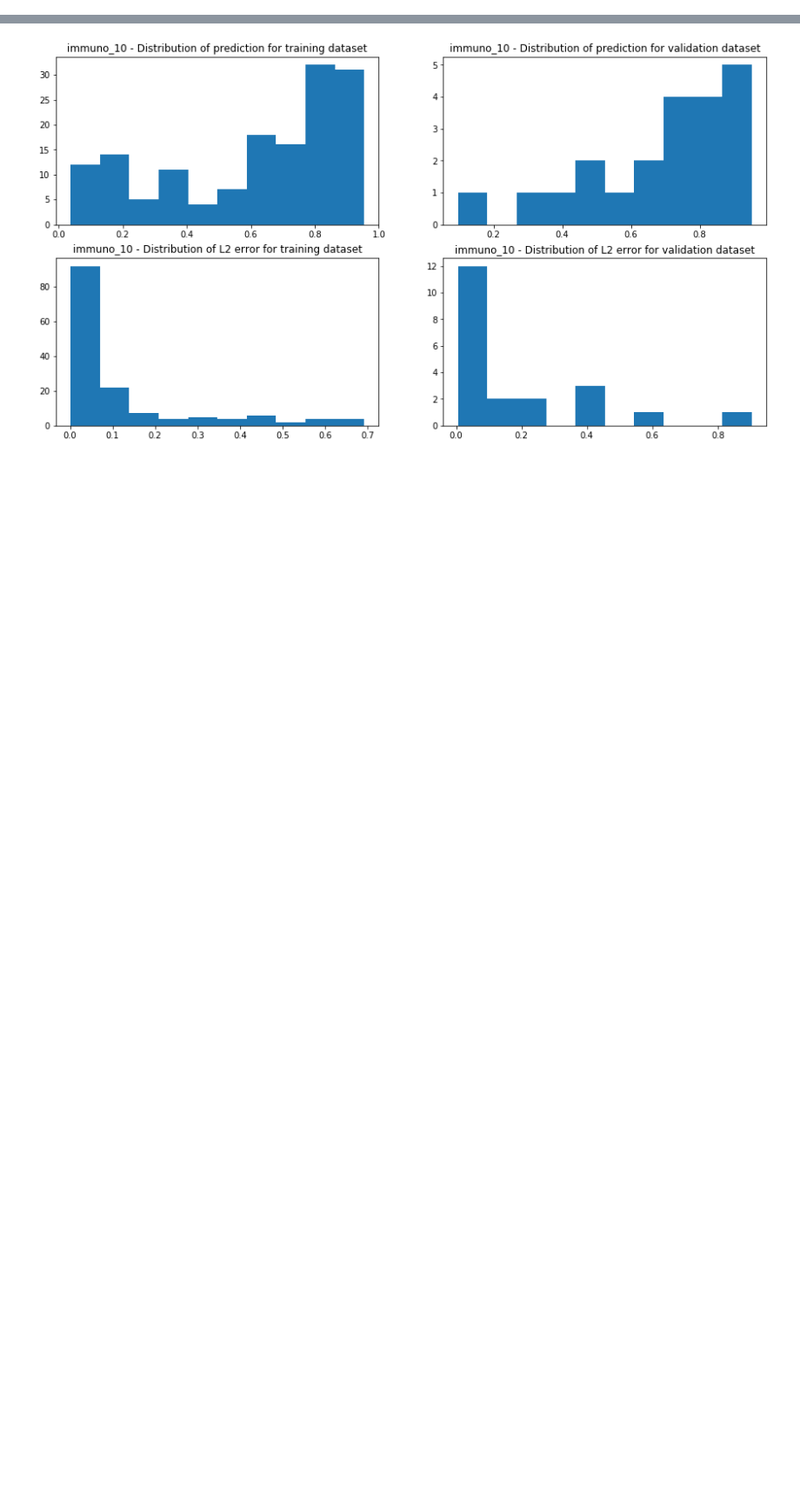
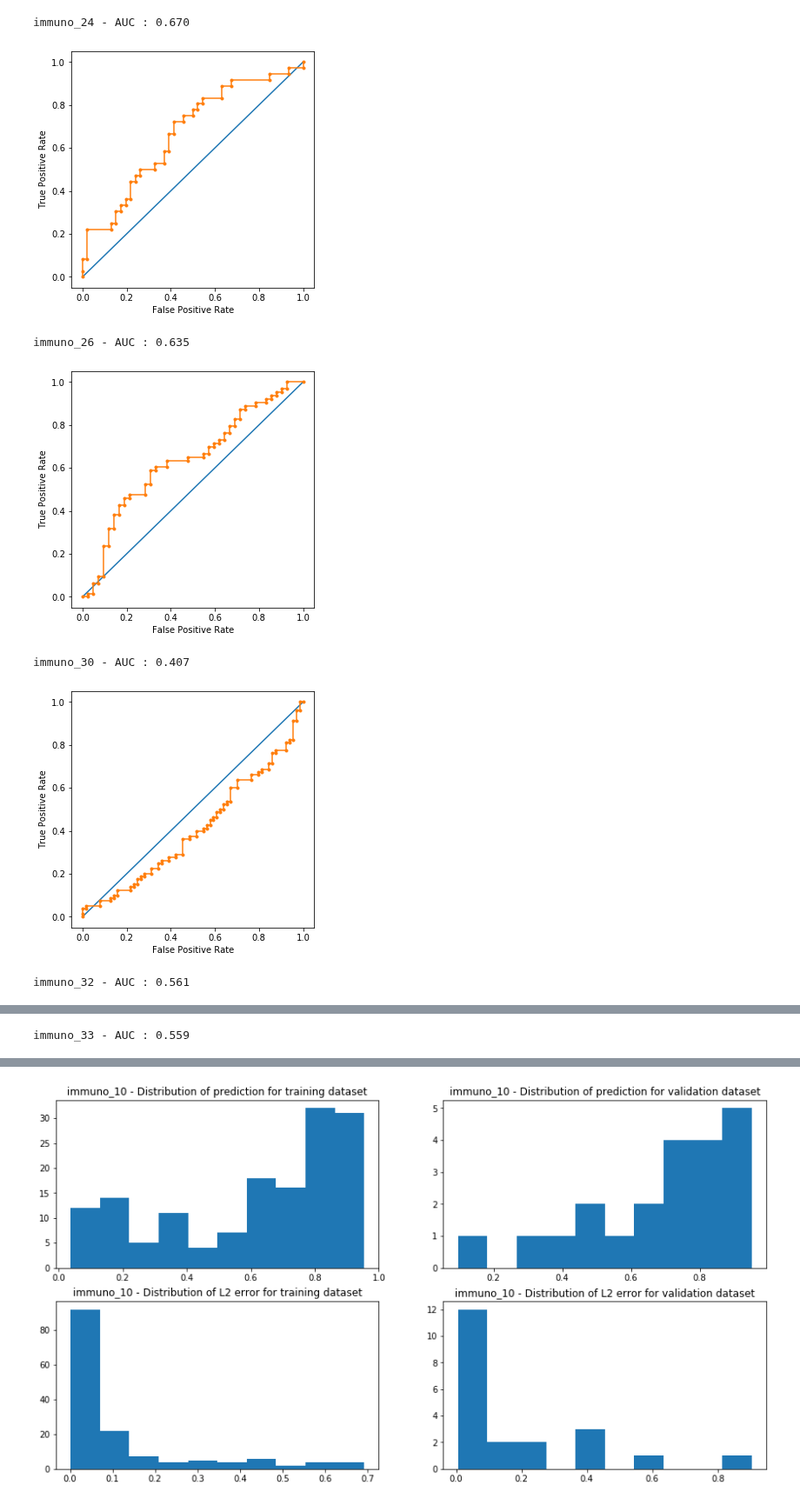
Before and after one commit to benoitcharmettant/immuno, a Jupyter notebook: results_analysis.ipynb, the cells around one changed output, grey strips where cells are left out. Shown at 87% size. Cells and saved outputs as stored; diff of their text form; code cells hidden in the pictures; blank space fills up the shorter version.

```diff
--- a/results_analysis.ipynb
+++ b/results_analysis.ipynb
@@ -71,0 +77,32 @@ Threshold : 0.300 - Accuracy : 0.694
+# %%
+patients = sorted(list(set(df_val['patient'])))
+plt.rcParams['figure.figsize'] = [5, 5]
+
+for p in patients:
+    df_patient = df_val.loc[df_val.patient == p]
+    val_logits = df_patient['pred'].astype(float)
+    val_labels = df_patient['label'].astype(float)
+
+
+    fpr, tpr, thresholds = metrics.roc_curve(val_labels, val_logits)
+    auc = metrics.roc_auc_score(val_labels, val_logits)
+
+    print("{} - AUC : {:.3f}".format(p, auc))
+
+    plt.plot(fpr, fpr)
+    plt.plot(fpr, tpr, marker='.')
+
+    # axis labels
+    plt.xlabel('False Positive Rate')
+    plt.ylabel('True Positive Rate')
+
+    # show the plot
+    plt.show()
+# %% [output]
+immuno_24 - AUC : 0.670
+[figure, added]
+immuno_26 - AUC : 0.635
+[figure, added]
+immuno_30 - AUC : 0.407
+[figure, added]
+immuno_32 - AUC : 0.561
@@ -71,0 +110 @@ Threshold : 0.300 - Accuracy : 0.694
+immuno_33 - AUC : 0.559
```
Also changed, not shown: parts of 5 cells of this notebook, 3 other files.
